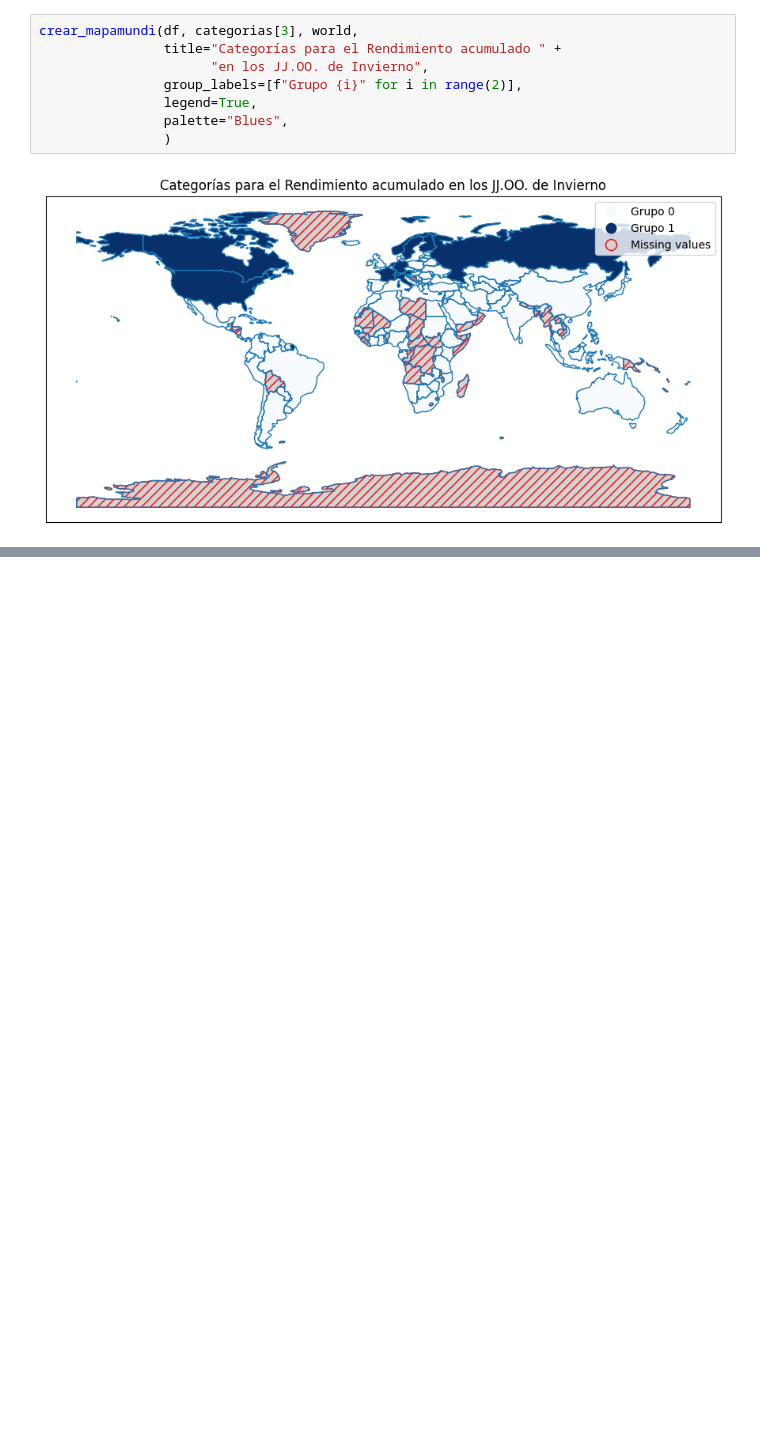
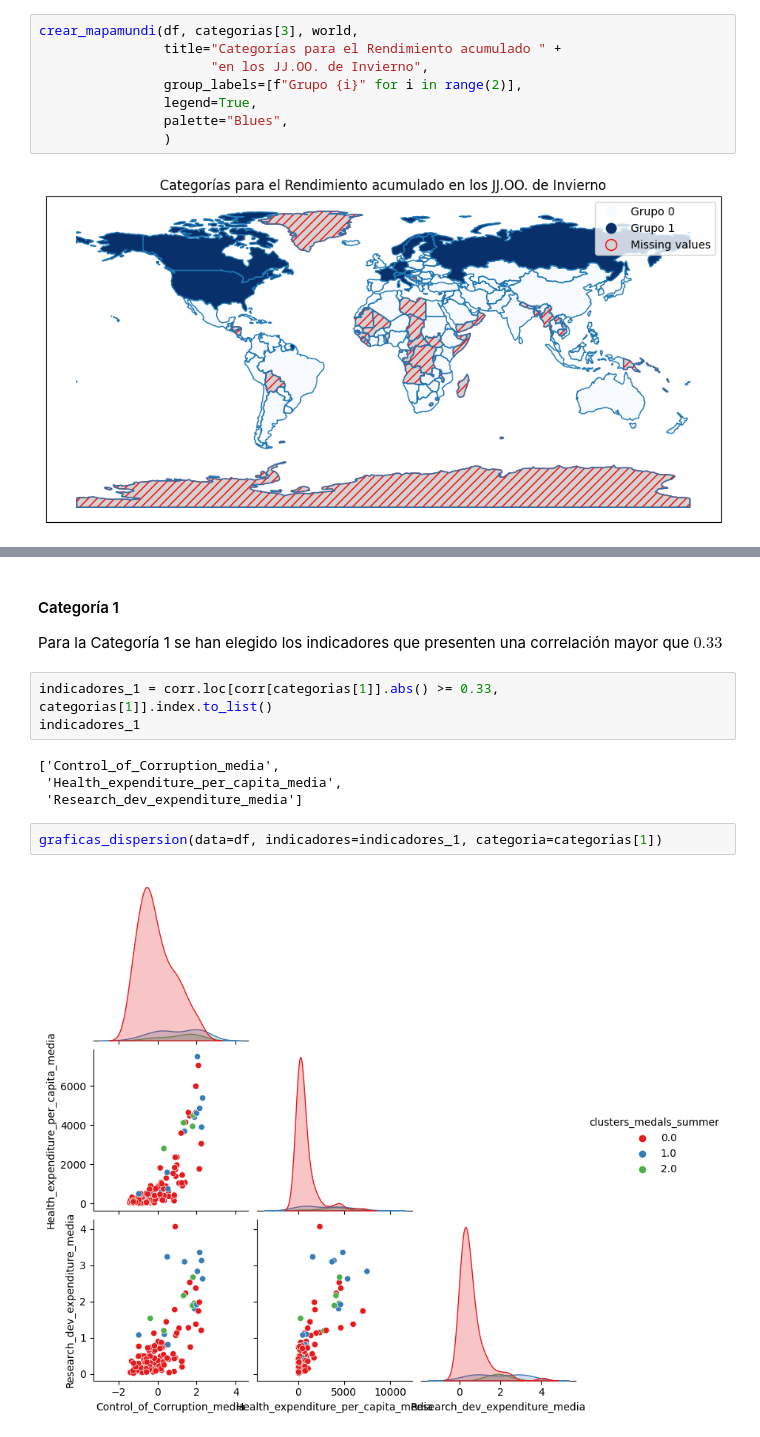
Before and after one commit to leodan52/OlympicMedalsByCountry, a Jupyter notebook: 02-Analisis_predictivo.ipynb, the cells around one changed output, grey strips where cells are left out. Drawn from its saved outputs; the diff is of its cells as text; blank space fills up the shorter version.

```diff
--- a/02-Analisis_predictivo.ipynb
+++ b/02-Analisis_predictivo.ipynb
@@ -455,0 +573,15 @@ crear_mapamundi(df, categorias[3], world,
+# %% [markdown]
+#### Categoría 1
+
+Para la Categoría 1 se han elegido los indicadores que presenten una correlación mayor que $0.33$
+# %%
+indicadores_1 = corr.loc[corr[categorias[1]].abs() >= 0.33, categorias[1]].index.to_list()
+indicadores_1
+# %% [output]
+['Control_of_Corruption_media',
+ 'Health_expenditure_per_capita_media',
+ 'Research_dev_expenditure_media']
+# %%
+graficas_dispersion(data=df, indicadores=indicadores_1, categoria=categorias[1])
+# %% [output]
+[figure, added]
```
Also changed, not shown: parts of 183 cells of this notebook, 1 other file.
